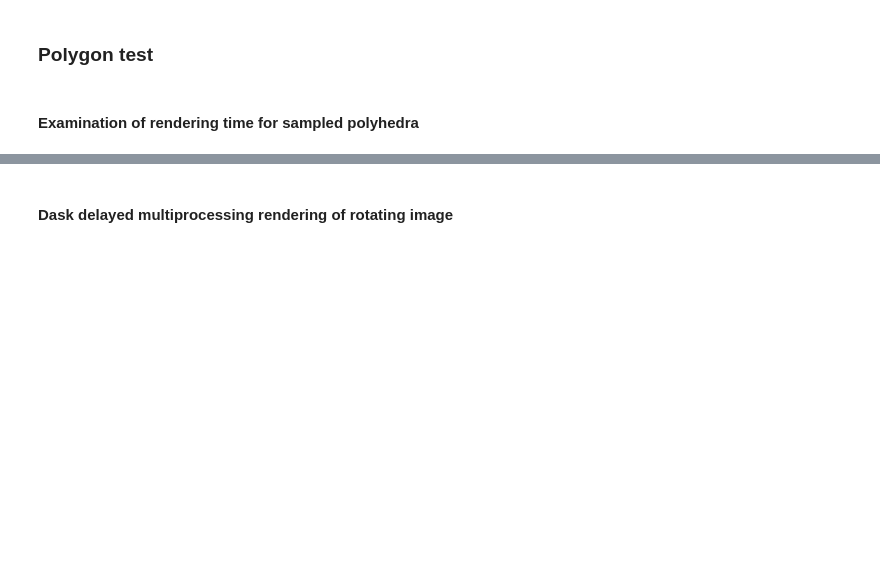
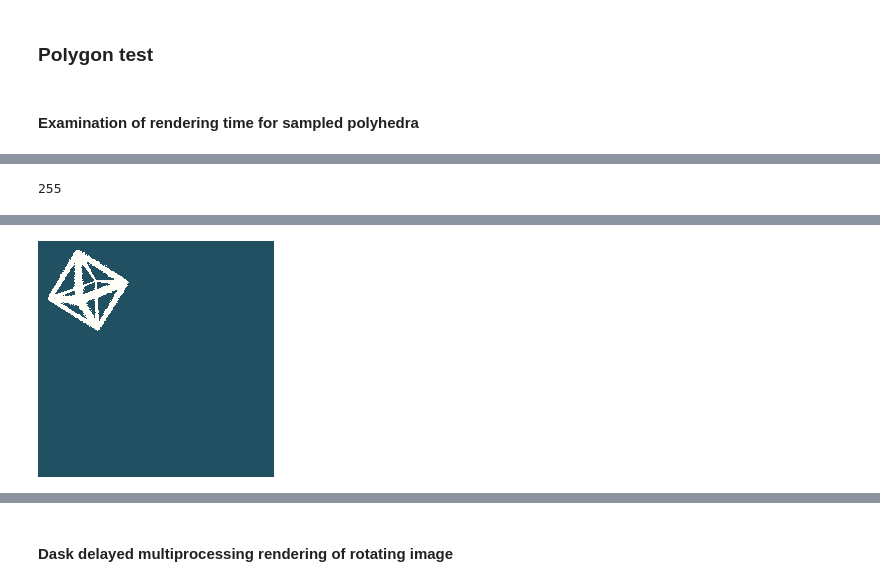
Before and after one commit to leobrowning92/lineart, a Jupyter notebook: first_lineart.ipynb, the cells around one changed output, grey strips where cells are left out. Cells and saved outputs as stored; diff of their text form; code cells hidden in the pictures; blank space fills up the shorter version.

```diff
--- a/first_lineart.ipynb
+++ b/first_lineart.ipynb
@@ -181,0 +97,5 @@ Wall time: 6.32 ms
+# %%
+%%time
+im = page.image(kind='rgba', ppi=60)
+for p in samples.astype(int):
+    im.put(p[0],p[1],(sand.r,sand.g,sand.b,sand.a))
@@ -181,0 +105,8 @@ Wall time: 6.32 ms
+# %%
+red.r
+# %% [output]
+255
+# %%
+%%time
+Image((im.png()))
+# %% [output]
@@ -182,3 +115,4 @@ Wall time: 6.32 ms
+[figure, added]
 # %%
 %%time
 # linear with number of samples
```
Also changed, not shown: parts of 12 cells of this notebook, 3 other files.
